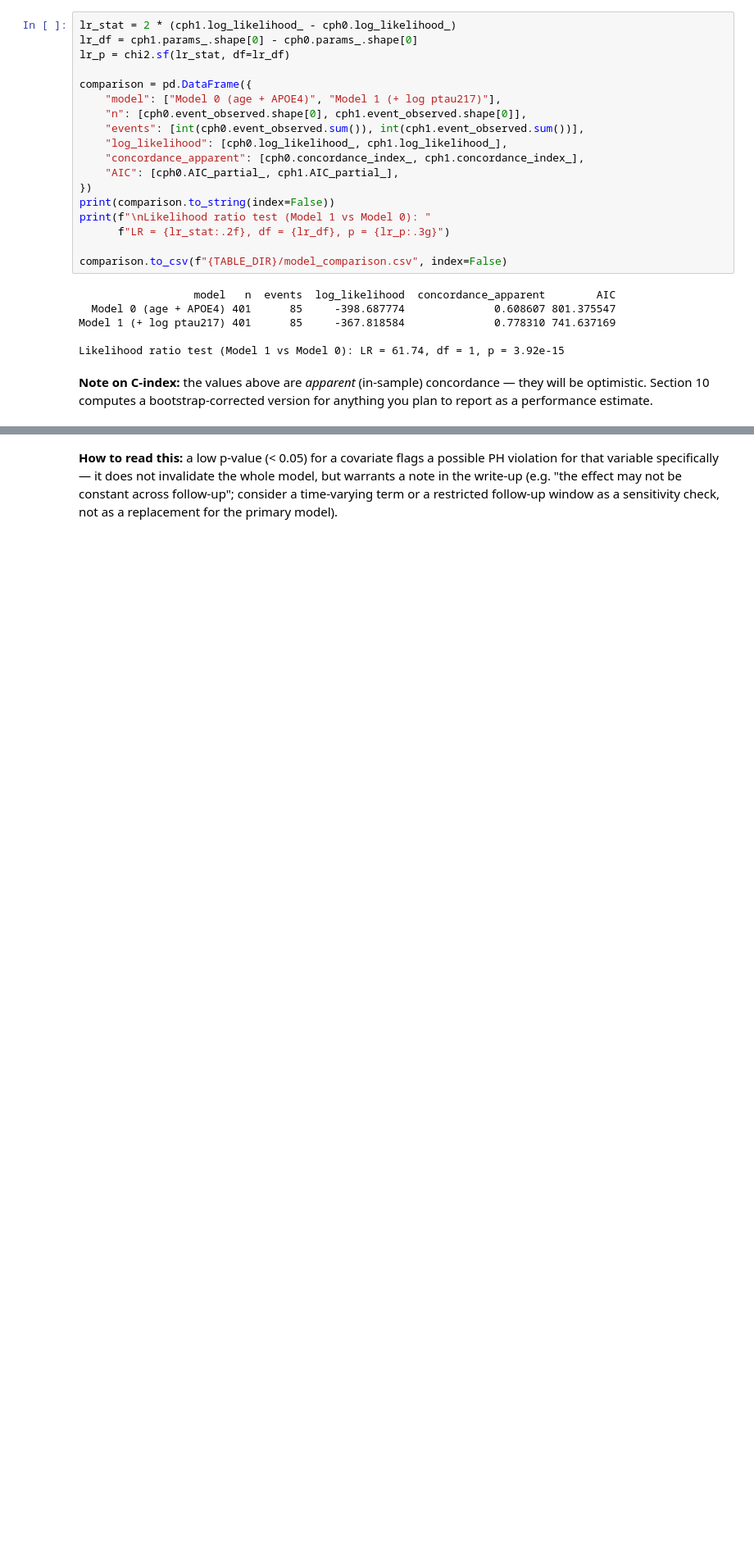
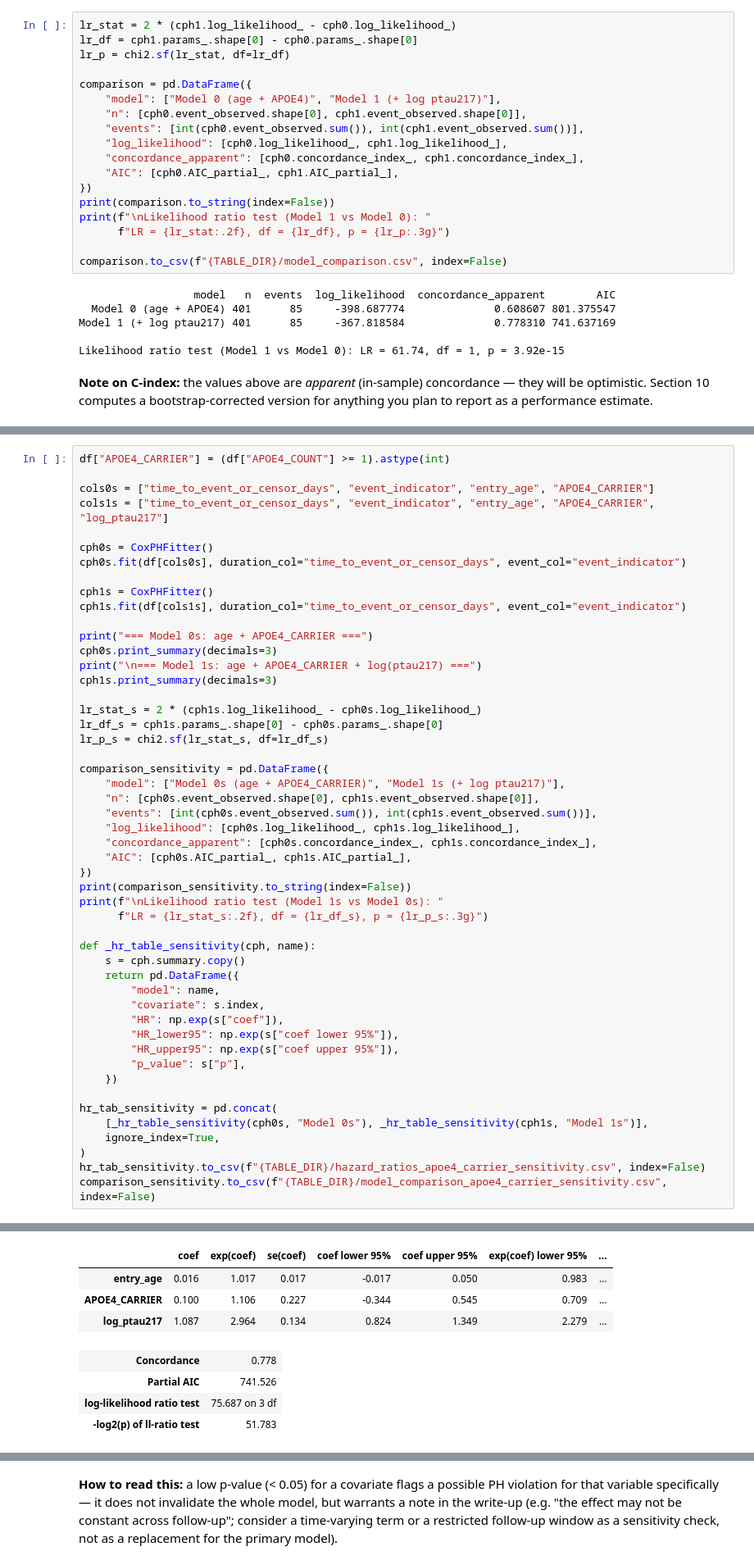
Before and after one commit to Mizi-mizi/Predict_Alzheimer_Diagnosis_from_biomarkers, a Jupyter notebook: survival_analysis/analysis/02_mci_survival_primary_analysis.ipynb, the cells around one changed output, grey strips where cells are left out. Shown at 82% size. Saved outputs shown, nothing was run; the diff lists cells and outputs as text; blank space fills up the shorter version.

```diff
--- a/survival_analysis/analysis/02_mci_survival_primary_analysis.ipynb
+++ b/survival_analysis/analysis/02_mci_survival_primary_analysis.ipynb
@@ -231,0 +301,51 @@ for anything you plan to report as a performance estimate.
+# %%
+df["APOE4_CARRIER"] = (df["APOE4_COUNT"] >= 1).astype(int)
+
+cols0s = ["time_to_event_or_censor_days", "event_indicator", "entry_age", "APOE4_CARRIER"]
+cols1s = ["time_to_event_or_censor_days", "event_indicator", "entry_age", "APOE4_CARRIER", "log_ptau217"]
+
+cph0s = CoxPHFitter()
+cph0s.fit(df[cols0s], duration_col="time_to_event_or_censor_days", event_col="event_indicator")
+
+cph1s = CoxPHFitter()
+cph1s.fit(df[cols1s], duration_col="time_to_event_or_censor_days", event_col="event_indicator")
+
+print("=== Model 0s: age + APOE4_CARRIER ===")
+cph0s.print_summary(decimals=3)
+print("\n=== Model 1s: age + APOE4_CARRIER + log(ptau217) ===")
+cph1s.print_summary(decimals=3)
+
+lr_stat_s = 2 * (cph1s.log_likelihood_ - cph0s.log_likelihood_)
+lr_df_s = cph1s.params_.shape[0] - cph0s.params_.shape[0]
+lr_p_s = chi2.sf(lr_stat_s, df=lr_df_s)
+
+comparison_sensitivity = pd.DataFrame({
+    "model": ["Model 0s (age + APOE4_CARRIER)", "Model 1s (+ log ptau217)"],
+    "n": [cph0s.event_observed.shape[0], cph1s.event_observed.shape[0]],
+    "events": [int(cph0s.event_observed.sum()), int(cph1s.event_observed.sum())],
+    "log_likelihood": [cph0s.log_likelihood_, cph1s.log_likelihood_],
+    "concordance_apparent": [cph0s.concordance_index_, cph1s.concordance_index_],
+    "AIC": [cph0s.AIC_partial_, cph1s.AIC_partial_],
+})
+print(comparison_sensitivity.to_string(index=False))
+print(f"\nLikelihood ratio test (Model 1s vs Model 0s): "
+      f"LR = {lr_stat_s:.2f}, df = {lr_df_s}, p = {lr_p_s:.3g}")
+
+def _hr_table_sensitivity(cph, name):
+    s = cph.summary.copy()
+    return pd.DataFrame({
+        "model": name,
+        "covariate": s.index,
+        "HR": np.exp(s["coef"]),
+        "HR_lower95": np.exp(s["coef lower 95%"]),
+        "HR_upper95": np.exp(s["coef upper 95%"]),
+        "p_value": s["p"],
+    })
+
+hr_tab_sensitivity = pd.concat(
+    [_hr_table_sensitivity(cph0s, "Model 0s"), _hr_table_sensitivity(cph1s, "Model 1s")],
+    ignore_index=True,
+)
+hr_tab_sensitivity.to_csv(f"{TABLE_DIR}/hazard_ratios_apoe4_carrier_sensitivity.csv", index=False)
+comparison_sensitivity.to_csv(f"{TABLE_DIR}/model_comparison_apoe4_carrier_sensitivity.csv", index=False)
+# %% [output]
@@ -231,0 +377,8 @@ for anything you plan to report as a performance estimate.
+|  | coef | exp(coef) | se(coef) | coef lower 95% | coef upper 95% | exp(coef) lower 95% | ... |
+| entry_age | 0.016 | 1.017 | 0.017 | -0.017 | 0.050 | 0.983 | ... |
+| APOE4_CARRIER | 0.100 | 1.106 | 0.227 | -0.344 | 0.545 | 0.709 | ... |
+| log_ptau217 | 1.087 | 2.964 | 0.134 | 0.824 | 1.349 | 2.279 | ... |
+| Concordance | 0.778 |
+| Partial AIC | 741.526 |
+| log-likelihood ratio test | 75.687 on 3 df |
+| -log2(p) of ll-ratio test | 51.783 |
```
Also changed, not shown: parts of 17 cells of this notebook, 15 other files.
